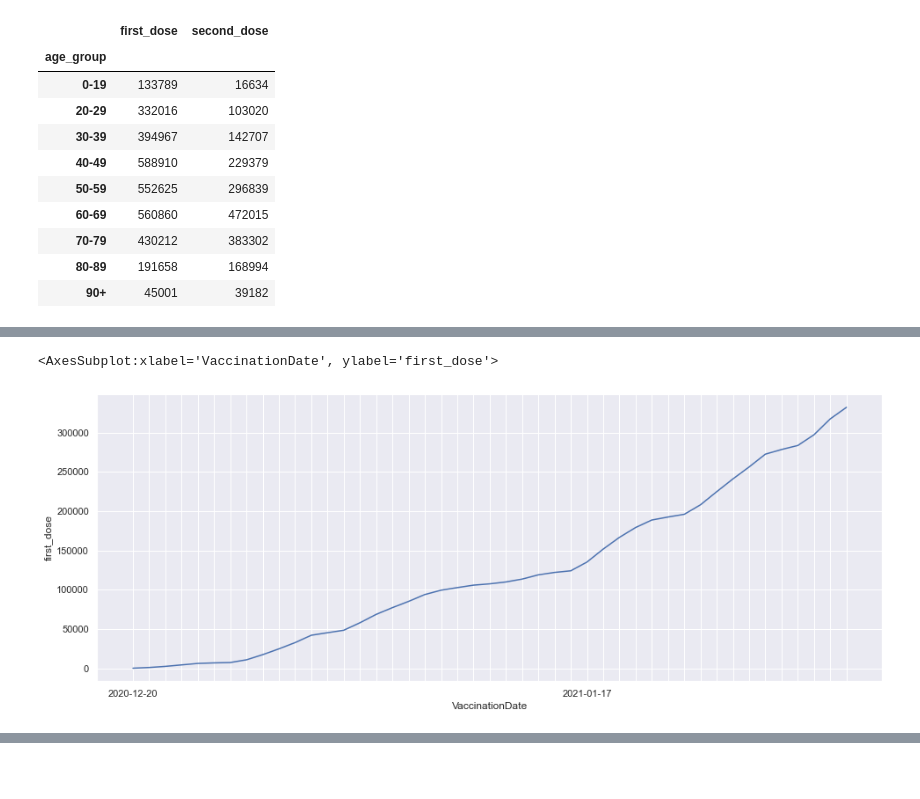
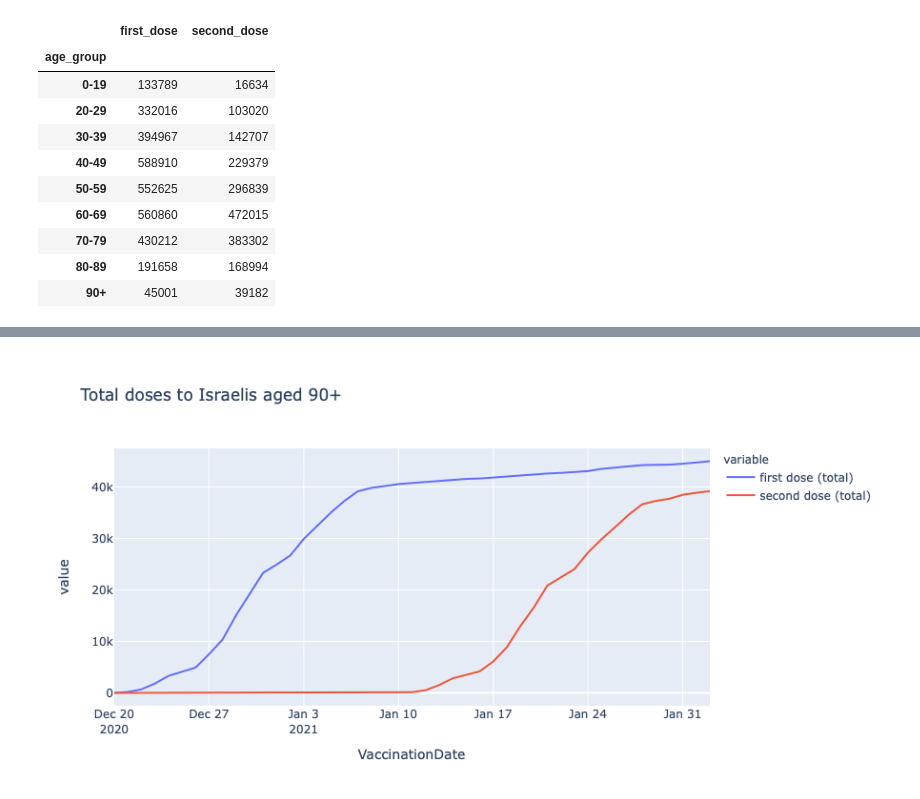
Before and after one commit to BNext-IQT/coronavirus-data-notebooks, a Jupyter notebook: vaccines.ipynb, the cells around one changed output, grey strips where cells are left out. Drawn from its saved outputs; the diff is of its cells as text; code cells hidden in the pictures; blank space fills up the shorter version.

```diff
--- a/vaccines.ipynb
+++ b/vaccines.ipynb
@@ -90,10 +52,12 @@ lineplot(vaccines_90plus['VaccinationDate'], first_dose)
-# %%
-# Show line graph for 20-29 vaccinations
-
-vaccines_20to29 = vaccine_data[vaccine_data.age_group == '20-29']
-first_dose = vaccines_20to29['first_dose'].cumsum().astype('Int64')
-
-lineplot(vaccines_20to29['VaccinationDate'], first_dose)
-# %% [output]
-<AxesSubplot:xlabel='VaccinationDate', ylabel='first_dose'>
-[figure, removed]
+# %%
+def line_graph_by_age(age_group):
+    df = vaccine_data[vaccine_data.age_group == age_group]
+    df['first dose (total)'] = df['first_dose'].cumsum().astype('Int64')
+    df['second dose (total)'] = df['second_dose'].cumsum().astype('Int64')
+    return px.line(df, x='VaccinationDate',
+        y=['first dose (total)', 'second dose (total)'],
+        title='Total doses to Israelis aged ' + age_group
+        )
+
+line_graph_by_age('90+')
+# %% [output]
@@ -99,0 +65 @@ lineplot(vaccines_20to29['VaccinationDate'], first_dose)
+[figure, added]
```
Also changed, not shown: parts of 11 cells of this notebook.
